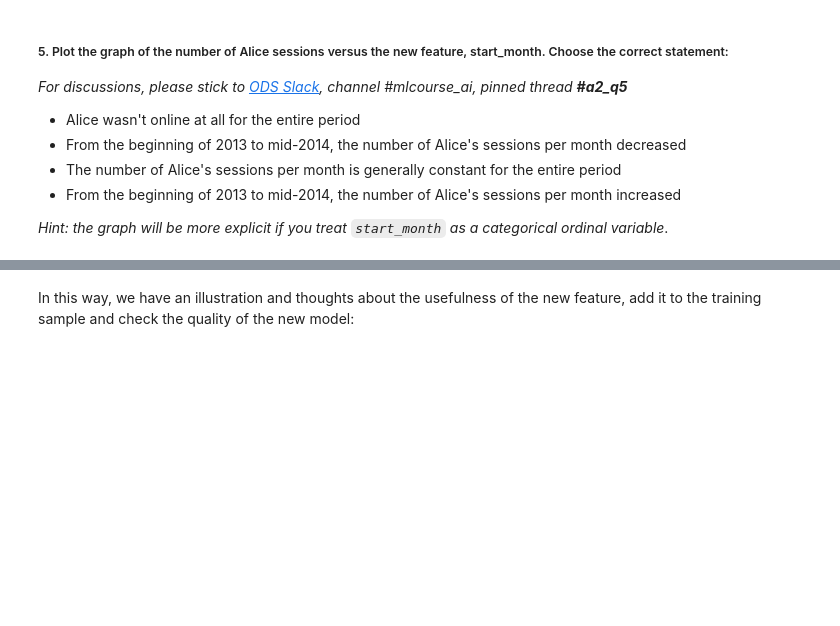
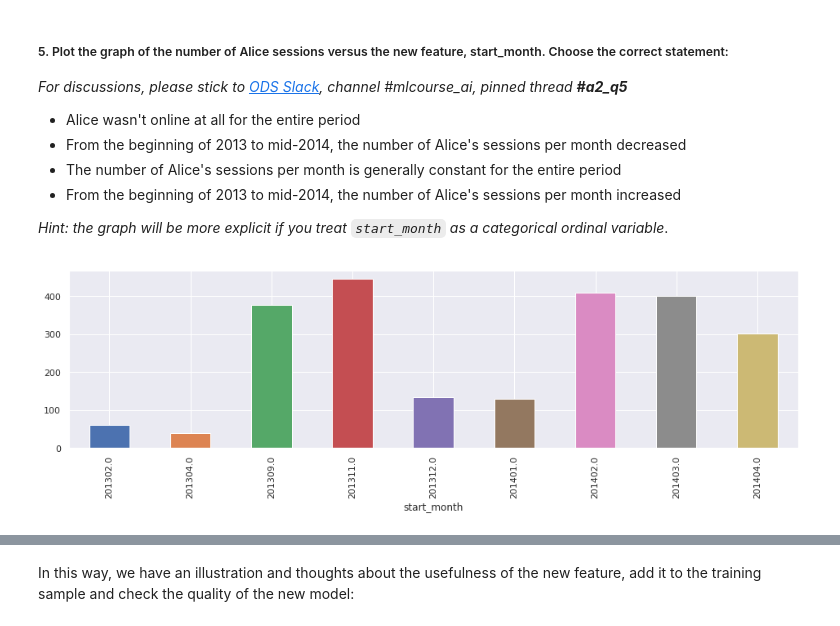
Before and after one commit to hiankun/mlcourse.ai, a Jupyter notebook: jupyter_english/assignments_spring2019/assignment2_part1_alice_logistic_regression.ipynb, the cells around one changed output, grey strips where cells are left out. Saved outputs shown, nothing was run; the diff lists cells and outputs as text; code cells hidden in the pictures; blank space fills up the shorter version.

```diff
--- a/jupyter_english/assignments_spring2019/assignment2_part1_alice_logistic_regression.ipynb
+++ b/jupyter_english/assignments_spring2019/assignment2_part1_alice_logistic_regression.ipynb
@@ -493,0 +492,7 @@ full_new_feat['start_month'] = full_df['time1'].apply(lambda ts:
+# %%
+train_df_add_month = pd.concat([train_df, full_new_feat[:idx_split]], axis=1)
+alice_df_add_month = train_df_add_month[train_df_add_month['target']==1]
+fig, ax = plt.subplots(figsize=(16,4))
+alice_df_add_month.groupby(['start_month']).size().plot(kind='bar');
+# %% [output]
+[figure, added]
```
Also changed, not shown: parts of 3 cells of this notebook.
